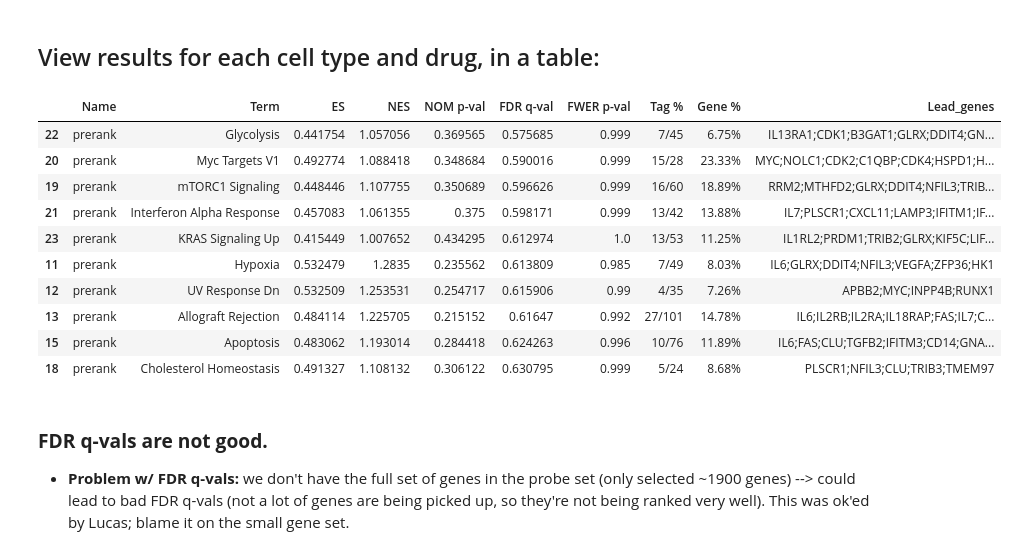
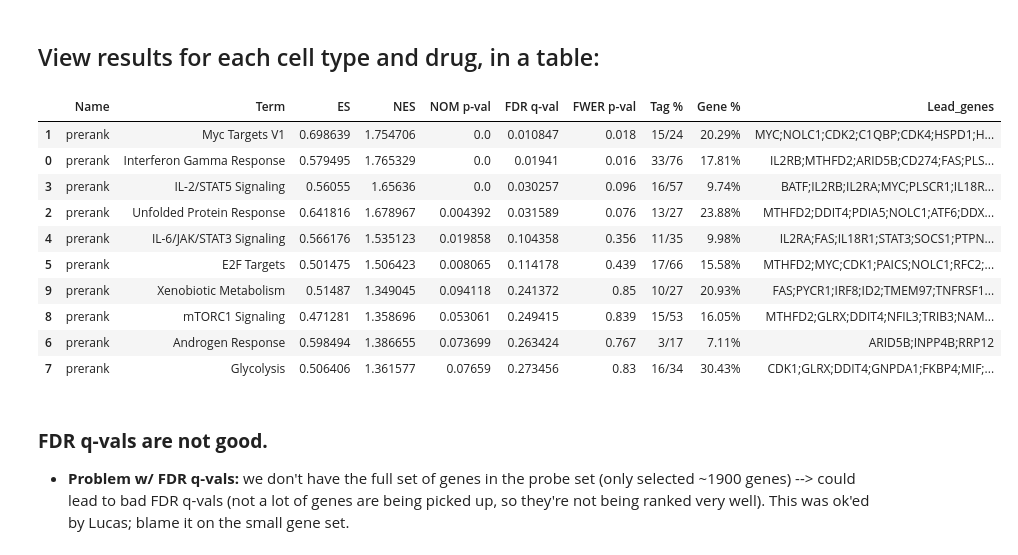
Before and after one commit to coreancutie/JAK-STAT, a Jupyter notebook: gseapy/gseapy_Hallmark_JW.ipynb, the cells around one changed output. Drawn from its saved outputs; the diff is of its cells as text; code cells hidden in the pictures.

```diff
--- a/gseapy/gseapy_Hallmark_JW.ipynb
+++ b/gseapy/gseapy_Hallmark_JW.ipynb
@@ -80,6 +81,7 @@ unique_drug_names = adata.obs['drug_name'].unique()
 def clean_name(name):
     name = re.sub(' \\(.*\\) ', ' ', name)
     name = re.sub(' \\(.*\\)$', '', name)
+    name = name.replace("IL6 Control", "IL-6 Control")
     return name
 
 # for name in unique_drug_names:
@@ -105,12 +107,22 @@ adata.layers["log_transformed"] = adata.X.copy()
 # %% [markdown]
 # DEGs
 # %%
+detection_cutoff = 0.01
+
 # making a dictionary of subsetted data where the key is the cell type, and the value is the anndata object with DE results inside
 subsets_cells = {}
 
-for cell_type in adata.obs['AIFI_L2'].unique(): # looping through cell types
-    # print(f'current cell type is {cell_type}')
+for cell_type in adata.obs['AIFI_L2'].unique():  # looping through cell types
     cell_type_subset = adata[adata.obs.AIFI_L2 == cell_type].copy()
+
+    min_cells = int(cell_type_subset.shape[0] * detection_cutoff)
+
+    # filter genes to keep only those that are expressed in 1% or more of the cells for each cell type before DEG tests
+    sc.pp.filter_genes(
+        cell_type_subset,
+        min_cells = min_cells
+    )
+
     # run differential expression
     sc.tl.rank_genes_groups(
         adata = cell_type_subset,
@@ -119,10 +131,12 @@ for cell_type in adata.obs['AIFI_L2'].unique(): # looping through cell types
         method = "wilcoxon", # Scanpy's Wilcoxon rank-sum test
         layer = "log_transformed" # log-normalized expression
     )
-    subsets_cells[cell_type] = cell_type_subset # store each cell type-specific DE result in a dictionary
+    subsets_cells[cell_type] = cell_type_subset #store each cell type specific DE result in a dictionary
 
 # print(subsets_cells)
 
+# figure out grabbing the data frames from these -- adata.to_df()
+
 # get_rank
 # %%
 # for cell_type, subset_cell in subsets_cells.items():
@@ -224,21 +220,21 @@ Make sure that ofname is not None, if you want to save your figure to the disk
 # %%
 # View results for each cell type and drug name:
 
-# Note: CD4 Naive cell type and IL6 Control shown here: expect JAK/STAT pathway to be enriched b/c of IL-6 stimulating it in the control
-pre_res = gsea_res['CD4 Naive']['IL6 Control']
+# Note: CD4 Naive cell type and IL-6 Control shown here: expect JAK/STAT pathway to be enriched b/c of IL-6 stimulating it in the control
+pre_res = gsea_res['CD4 Naive']['IL-6 Control']
 pre_res.res2d.sort_values('FDR q-val').head(10)
 # %% [output]
 |  | Name | Term | ES | NES | NOM p-val | FDR q-val | FWER p-val | Tag % | Gene % | Lead_genes |
-| 22 | prerank | Glycolysis | 0.441754 | 1.057056 | 0.369565 | 0.575685 | 0.999 | 7/45 | 6.75% | IL13RA1;CDK1;B3GAT1;GLRX;DDIT4;GN... |
-| 20 | prerank | Myc Targets V1 | 0.492774 | 1.088418 | 0.348684 | 0.590016 | 0.999 | 15/28 | 23.33% | MYC;NOLC1;CDK2;C1QBP;CDK4;HSPD1;H... |
-| 19 | prerank | mTORC1 Signaling | 0.448446 | 1.107755 | 0.350689 | 0.596626 | 0.999 | 16/60 | 18.89% | RRM2;MTHFD2;GLRX;DDIT4;NFIL3;TRIB... |
-| 21 | prerank | Interferon Alpha Response | 0.457083 | 1.061355 | 0.375 | 0.598171 | 0.999 | 13/42 | 13.88% | IL7;PLSCR1;CXCL11;LAMP3;IFITM1;IF... |
-| 23 | prerank | KRAS Signaling Up | 0.415449 | 1.007652 | 0.434295 | 0.612974 | 1.0 | 13/53 | 11.25% | IL1RL2;PRDM1;TRIB2;GLRX;KIF5C;LIF... |
-| 11 | prerank | Hypoxia | 0.532479 | 1.2835 | 0.235562 | 0.613809 | 0.985 | 7/49 | 8.03% | IL6;GLRX;DDIT4;NFIL3;VEGFA;ZFP36;HK1 |
-| 12 | prerank | UV Response Dn | 0.532509 | 1.253531 | 0.254717 | 0.615906 | 0.99 | 4/35 | 7.26% | APBB2;MYC;INPP4B;RUNX1 |
-| 13 | prerank | Allograft Rejection | 0.484114 | 1.225705 | 0.215152 | 0.61647 | 0.992 | 27/101 | 14.78% | IL6;IL2RB;IL2RA;IL18RAP;FAS;IL7;C... |
-| 15 | prerank | Apoptosis | 0.483062 | 1.193014 | 0.284418 | 0.624263 | 0.996 | 10/76 | 11.89% | IL6;FAS;CLU;TGFB2;IFITM3;CD14;GNA... |
-| 18 | prerank | Cholesterol Homeostasis | 0.491327 | 1.108132 | 0.306122 | 0.630795 | 0.999 | 5/24 | 8.68% | PLSCR1;NFIL3;CLU;TRIB3;TMEM97 |
+| 1 | prerank | Myc Targets V1 | 0.698639 | 1.754706 | 0.0 | 0.010847 | 0.018 | 15/24 | 20.29% | MYC;NOLC1;CDK2;C1QBP;CDK4;HSPD1;H... |
+| 0 | prerank | Interferon Gamma Response | 0.579495 | 1.765329 | 0.0 | 0.01941 | 0.016 | 33/76 | 17.81% | IL2RB;MTHFD2;ARID5B;CD274;FAS;PLS... |
+| 3 | prerank | IL-2/STAT5 Signaling | 0.56055 | 1.65636 | 0.0 | 0.030257 | 0.096 | 16/57 | 9.74% | BATF;IL2RB;IL2RA;MYC;PLSCR1;IL18R... |
+| 2 | prerank | Unfolded Protein Response | 0.641816 | 1.678967 | 0.004392 | 0.031589 | 0.076 | 13/27 | 23.88% | MTHFD2;DDIT4;PDIA5;NOLC1;ATF6;DDX... |
+| 4 | prerank | IL-6/JAK/STAT3 Signaling | 0.566176 | 1.535123 | 0.019858 | 0.104358 | 0.356 | 11/35 | 9.98% | IL2RA;FAS;IL18R1;STAT3;SOCS1;PTPN... |
+| 5 | prerank | E2F Targets | 0.501475 | 1.506423 | 0.008065 | 0.114178 | 0.439 | 17/66 | 15.58% | MTHFD2;MYC;CDK1;PAICS;NOLC1;RFC2;... |
+| 9 | prerank | Xenobiotic Metabolism | 0.51487 | 1.349045 | 0.094118 | 0.241372 | 0.85 | 10/27 | 20.93% | FAS;PYCR1;IRF8;ID2;TMEM97;TNFRSF1... |
+| 8 | prerank | mTORC1 Signaling | 0.471281 | 1.358696 | 0.053061 | 0.249415 | 0.839 | 15/53 | 16.05% | MTHFD2;GLRX;DDIT4;NFIL3;TRIB3;NAM... |
+| 6 | prerank | Androgen Response | 0.598494 | 1.386655 | 0.073699 | 0.263424 | 0.767 | 3/17 | 7.11% | ARID5B;INPP4B;RRP12 |
+| 7 | prerank | Glycolysis | 0.506406 | 1.361577 | 0.07659 | 0.273456 | 0.83 | 16/34 | 30.43% | CDK1;GLRX;DDIT4;GNPDA1;FKBP4;MIF;... |
 # %%
 # gsea_res['CD4 Naive']['Ruxolitinib'].res2d.sort_values('FDR q-val').head(10)
 # %% [markdown]
```
Also changed, not shown: parts of 12 cells of this notebook, 2 other files.
